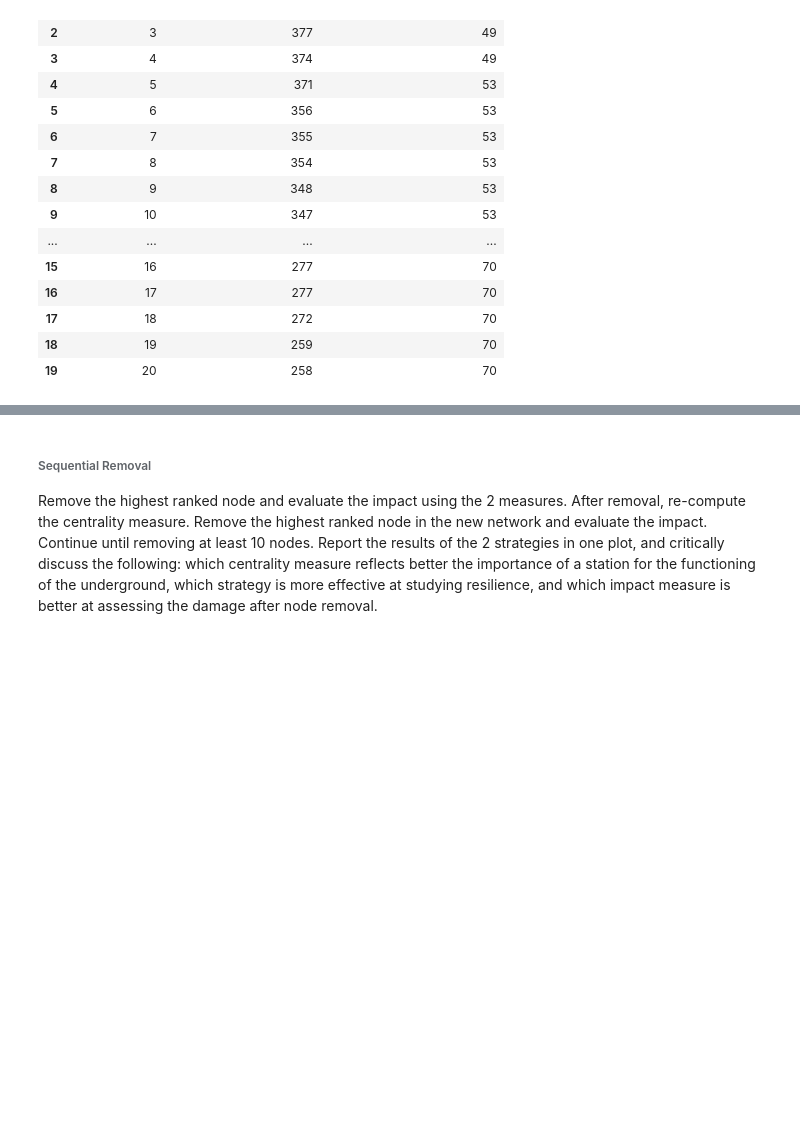
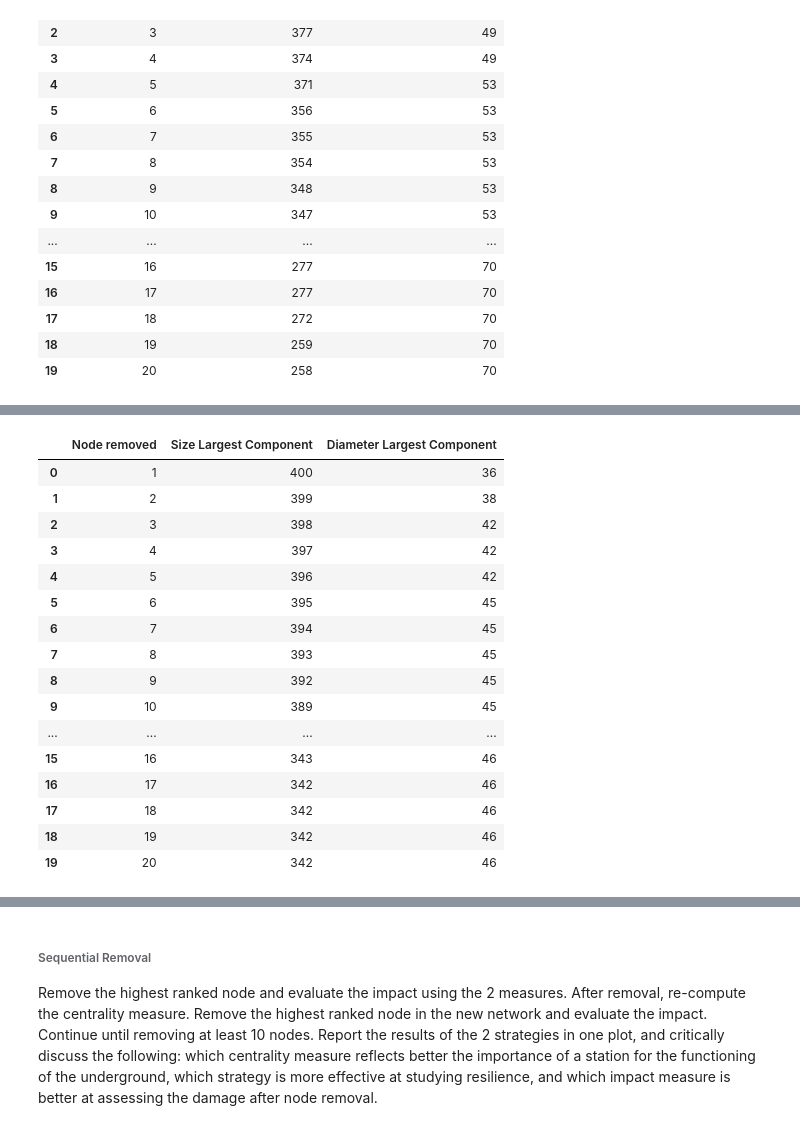
Before and after one commit to brfelipealmeida/LondonTubeNetwork, a Jupyter notebook: Code.ipynb, the cells around one changed output, grey strips where cells are left out. Drawn from its saved outputs; the diff is of its cells as text; code cells hidden in the pictures; blank space fills up the shorter version.

```diff
--- a/Code.ipynb
+++ b/Code.ipynb
@@ -651,5 +612,0 @@ num_connected_components_list = []
-# %%
-# remove n highest node values
-nodes_to_remove= sorted(deg.items(), key=itemgetter(1), reverse=True)
-sorted_one=[e for e,v in nodes_to_remove[:2]]
-G_copy.remove_nodes_from(sorted_one)
@@ -680,10 +615,12 @@ False
 # %%
+#DEGREE CENTRALITY
+
 # create a copy of the graph object
 G_copy = G.copy()
 
 #  We can calculate the degree centrality using networkx function:
-deg_london =nx.degree_centrality(G)
-nx.set_node_attributes(G_copy,dict(deg_london),'degree')
+deg =nx.degree_centrality(G_copy)
+nx.set_node_attributes(G_copy,dict(deg),'degree')
 
 # initialize empty lists to store results
 num_nodes_removed_list = []
@@ -691,12 +628,11 @@ size_largestcomponent_list = []
 diameter_largestcomponent_list = []
 
 
-
 # loop through values of n from 1 to 10
 for n in range(1, 21):
 
     # remove n highest node values
-    nodes_to_remove = sorted(deg_london.items(), key=itemgetter(1), reverse=True)
+    nodes_to_remove = sorted(deg.items(), key=itemgetter(1), reverse=True)
     sorted_one=[e for e,v in nodes_to_remove[:n]]
     G_copy.remove_nodes_from(sorted_one)
 
@@ -833,0 +688,71 @@ NetworkXError: Found infinite path length because the graph is not connected
+# %%
+#CLOSENESS CENTRALITY
+
+# create a copy of the graph object
+G_copy = G.copy()
+
+#  Calculating closenessd centrality using networkx function:
+clos = nx.closeness_centrality(G_copy)
+nx.set_node_attributes(G_copy,dict(clos),'closeness')
+
+# initialize empty lists to store results
+num_nodes_removed_list = []
+size_largestcomponent_list = []
+diameter_largestcomponent_list = []
+
+
+# loop through values of n from 1 to 10
+for n in range(1, 21):
+
+    # remove n highest node values
+    nodes_to_remove = sorted(clos.items(), key=itemgetter(1), reverse=True)
+    sorted_one=[e for e,v in nodes_to_remove[:n]]
+    G_copy.remove_nodes_from(sorted_one)
+
+    # count the number of nodes removed
+    num_nodes_removed = n
+
+    # To obtain the largest component as a new graph:
+    # Get the list of components:
+    components = nx.connected_components(G_copy)
+    # Use the max() command to find the largest one:
+    largest_component = max(components, key=len)
+    # Create a "subgraph" of the largest component
+    Largest_subgraph = G_copy.subgraph(largest_component)
+
+    # To compute the size of the largest component:
+    size_largestcomponent = Largest_subgraph.number_of_nodes()
+
+    # You can compute the diameter of this new graph
+    diameter_largestcomponent = nx.diameter(Largest_subgraph)
+
+    # append results to the respective lists
+    num_nodes_removed_list.append(num_nodes_removed)
+    size_largestcomponent_list.append(size_largestcomponent)
+    diameter_largestcomponent_list.append(diameter_largestcomponent)
+
+# create a pandas DataFrame and add the information as columns
+DC_ns = pd.DataFrame()
+DC_ns['Node removed'] = num_nodes_removed_list
+DC_ns['Size Largest Component'] = size_largestcomponent_list
+DC_ns['Diameter Largest Component'] = diameter_largestcomponent_list
+
+DC_ns
+# %% [output]
+|  | Node removed | Size Largest Component | Diameter Largest Component |
+| 0 | 1 | 400 | 36 |
+| 1 | 2 | 399 | 38 |
+| 2 | 3 | 398 | 42 |
+| 3 | 4 | 397 | 42 |
+| 4 | 5 | 396 | 42 |
+| 5 | 6 | 395 | 45 |
+| 6 | 7 | 394 | 45 |
+| 7 | 8 | 393 | 45 |
+| 8 | 9 | 392 | 45 |
+| 9 | 10 | 389 | 45 |
+| ... | ... | ... | ... |
+| 15 | 16 | 343 | 46 |
+| 16 | 17 | 342 | 46 |
+| 17 | 18 | 342 | 46 |
+| 18 | 19 | 342 | 46 |
+| 19 | 20 | 342 | 46 |
```
Also changed, not shown: parts of 20 cells of this notebook.
